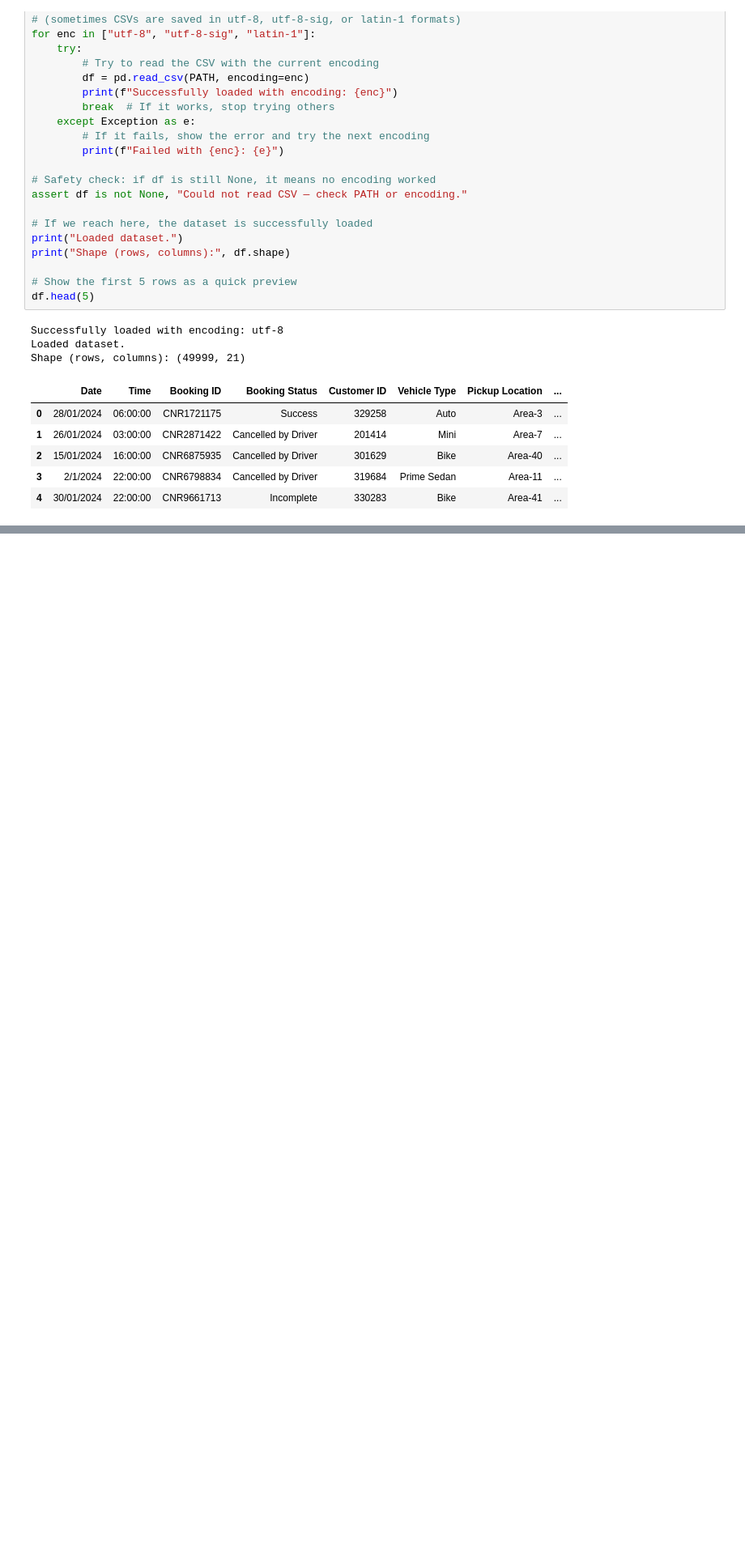
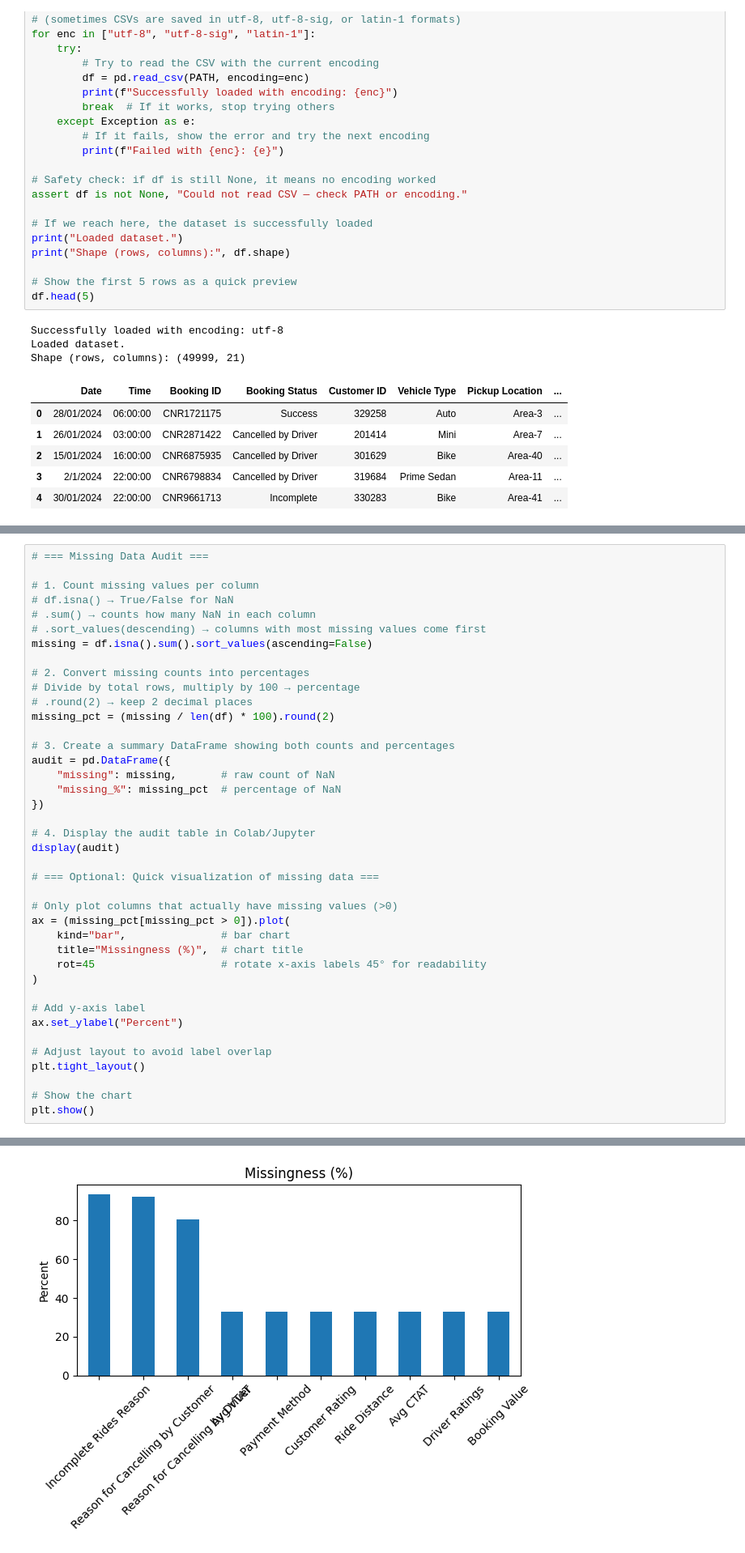
Before and after one commit to Tharmika2002/Ride-Cancellation-Model-DataX, a Jupyter notebook: Ride_Cancellation_Model.ipynb, the cells around one changed output, grey strips where cells are left out. Shown at 81% size. Cells and saved outputs as stored; diff of their text form; blank space fills up the shorter version.

```diff
--- a/Ride_Cancellation_Model.ipynb
+++ b/Ride_Cancellation_Model.ipynb
@@ -59,0 +122,41 @@ Shape (rows, columns): (49999, 21)
+# %%
+# === Missing Data Audit ===
+
+# 1. Count missing values per column
+# df.isna() → True/False for NaN
+# .sum() → counts how many NaN in each column
+# .sort_values(descending) → columns with most missing values come first
+missing = df.isna().sum().sort_values(ascending=False)
+
+# 2. Convert missing counts into percentages
+# Divide by total rows, multiply by 100 → percentage
+# .round(2) → keep 2 decimal places
+missing_pct = (missing / len(df) * 100).round(2)
+
+# 3. Create a summary DataFrame showing both counts and percentages
+audit = pd.DataFrame({
+    "missing": missing,       # raw count of NaN
+    "missing_%": missing_pct  # percentage of NaN
+})
+
+# 4. Display the audit table in Colab/Jupyter
+display(audit)
+
+# === Optional: Quick visualization of missing data ===
+
+# Only plot columns that actually have missing values (>0)
+ax = (missing_pct[missing_pct > 0]).plot(
+    kind="bar",               # bar chart
+    title="Missingness (%)",  # chart title
+    rot=45                    # rotate x-axis labels 45° for readability
+)
+
+# Add y-axis label
+ax.set_ylabel("Percent")
+
+# Adjust layout to avoid label overlap
+plt.tight_layout()
+
+# Show the chart
+plt.show()
+# %% [output]
@@ -59,0 +180 @@ Shape (rows, columns): (49999, 21)
+[figure, added]
```
Also changed, not shown: parts of 11 cells of this notebook.
